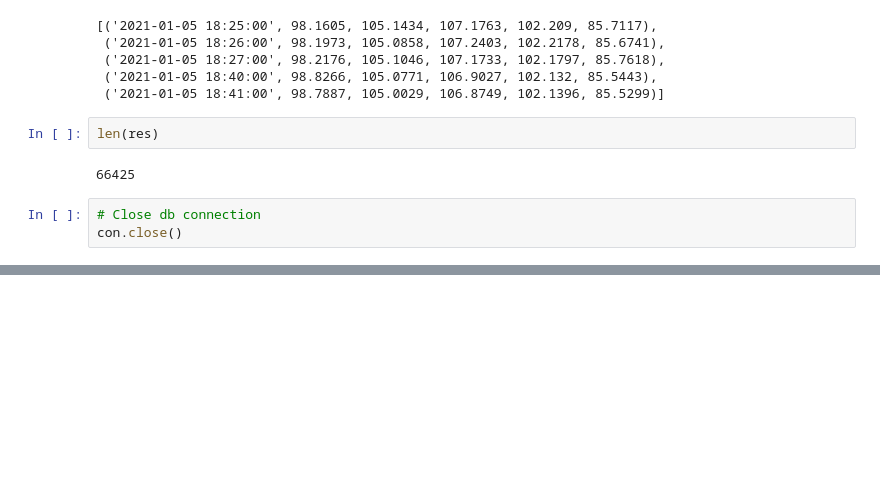
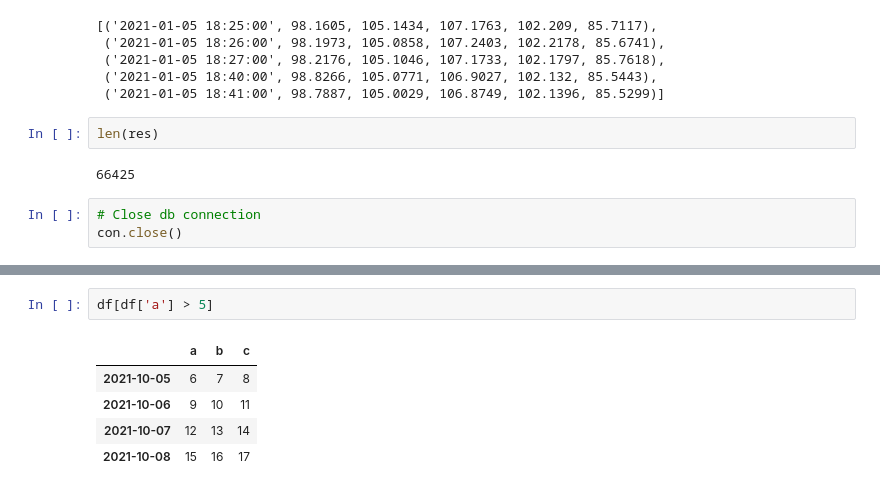
Before and after one commit to YourEpicness/QuantStuff, a Jupyter notebook: QuantFundamentals.ipynb, the cells around one changed output, grey strips where cells are left out. Saved outputs shown, nothing was run; the diff lists cells and outputs as text; blank space fills up the shorter version.

```diff
--- a/QuantFundamentals.ipynb
+++ b/QuantFundamentals.ipynb
@@ -260,0 +362,8 @@ con.close()
+# %%
+df[df['a'] > 5]
+# %% [output]
+|  | a | b | c |
+| 2021-10-05 | 6 | 7 | 8 |
+| 2021-10-06 | 9 | 10 | 11 |
+| 2021-10-07 | 12 | 13 | 14 |
+| 2021-10-08 | 15 | 16 | 17 |
```
Also changed, not shown: parts of 11 cells of this notebook.
